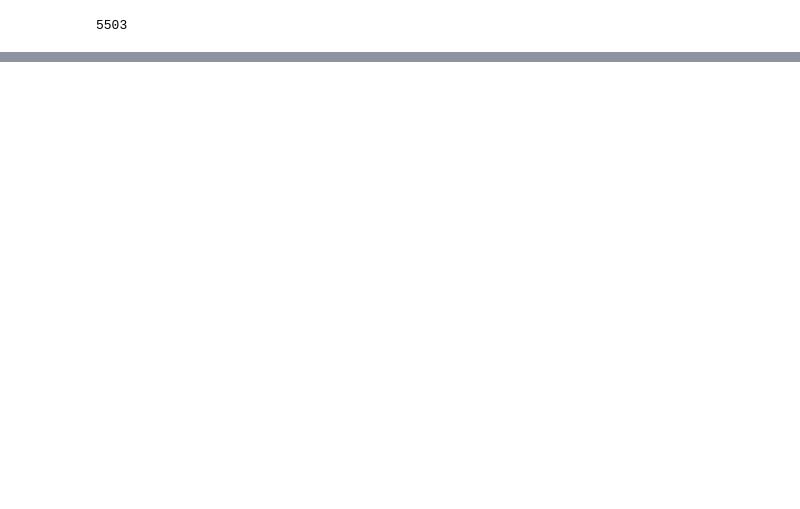
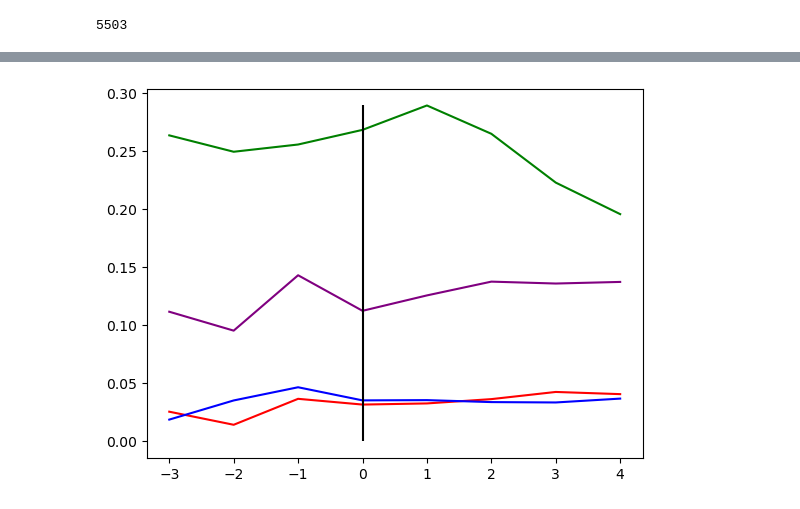
Before and after one commit to joris-gentinetta/DSL, a Jupyter notebook: vis_test.ipynb, the cells around one changed output, grey strips where cells are left out. Cells and saved outputs as stored; diff of their text form; code cells hidden in the pictures; blank space fills up the shorter version.

```diff
--- a/vis_test.ipynb
+++ b/vis_test.ipynb
@@ -332,0 +304,38 @@ NameError: name 'get_intensity_graph' is not defined
+# %%
+def get_average_intensity_graph(tracks_df, graph):
+	"""Get the average intensity over all tracks with time
+		offset to the last split for each track.
+
+	Args:
+		tracks_df (pd.DataFrame): DataFrame of all tracks
+		graph (dict): dictionary generated from ultrack
+			with track hiearchy.
+	"""
+	offset_df = pd.DataFrame(columns = tracks_df.columns)
+	for single_track in get_lines(tracks_df, graph):
+		last_split_time = 0
+		lines = single_track.track_id.unique()
+
+		for line_idx in lines:
+			line = single_track[single_track["track_id"] == line_idx]
+			if line.iloc[0]["parent_id"] == -1:
+				continue
+			else:
+				if min(line.t) > last_split_time:
+					last_split_time = min(line.t)
+
+		single_track.loc[:, "t"] = single_track["t"].sub(last_split_time)
+		offset_df = pd.concat([offset_df, single_track])
+
+	offset_df = offset_df.groupby(by = "t", as_index = False).mean(numeric_only = True)
+	plt.plot(offset_df["t"], offset_df["green_intensity"], label = "green", color = "green")
+	plt.plot(offset_df["t"], offset_df["red_intensity"], label = "red", color = "red")
+	plt.plot(offset_df["t"], offset_df["farred_intensity"], label = "farred", color = "purple")
+	if BLUE_FLAG:
+		plt.plot(offset_df["t"], offset_df["blue_intensity"], label = "blue", color = "blue")
+
+	plt.vlines(0, ymin = 0, ymax = max(offset_df["green_intensity"].max(), offset_df["red_intensity"].max(), offset_df["farred_intensity"].max(), offset_df["blue_intensity"].max() if BLUE_FLAG else 0), color = "black")
+# %%
+get_average_intensity_graph(track_intensity_df, graph)
+# %% [output]
+[figure, added]
```
Also changed, not shown: parts of 18 cells of this notebook.
